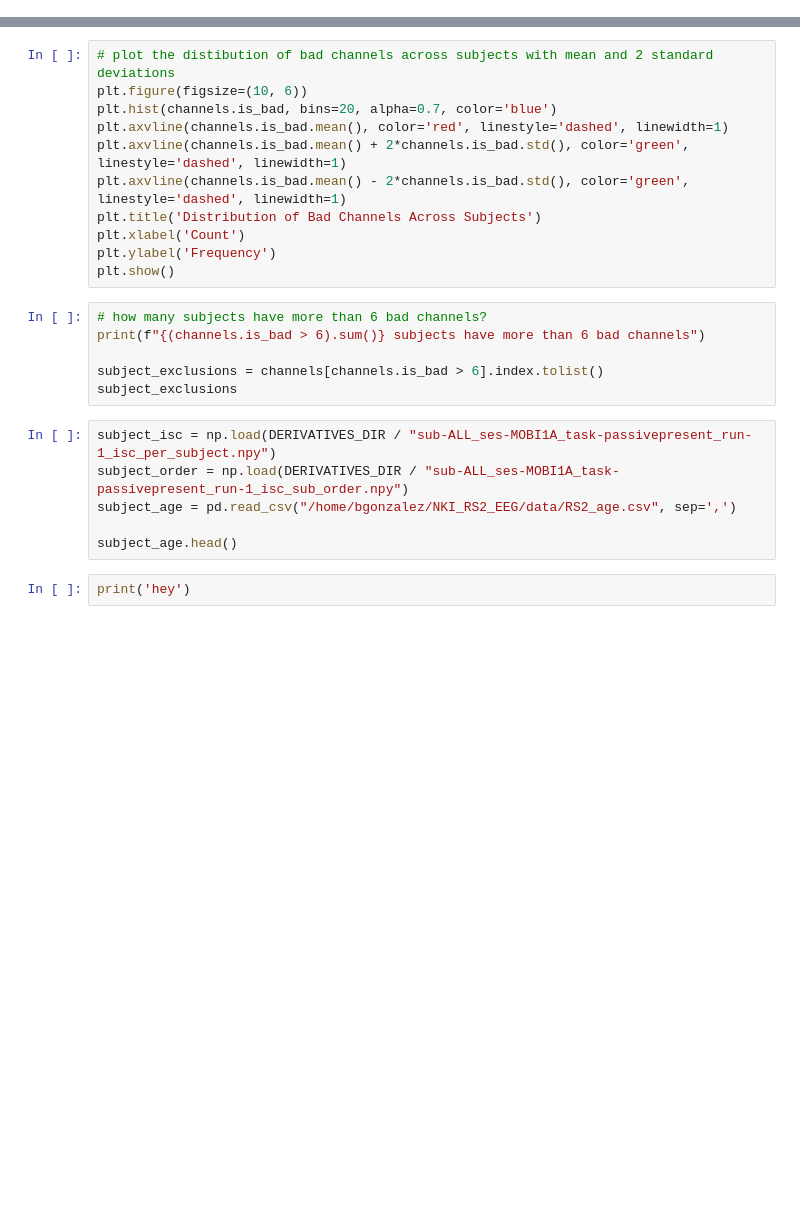
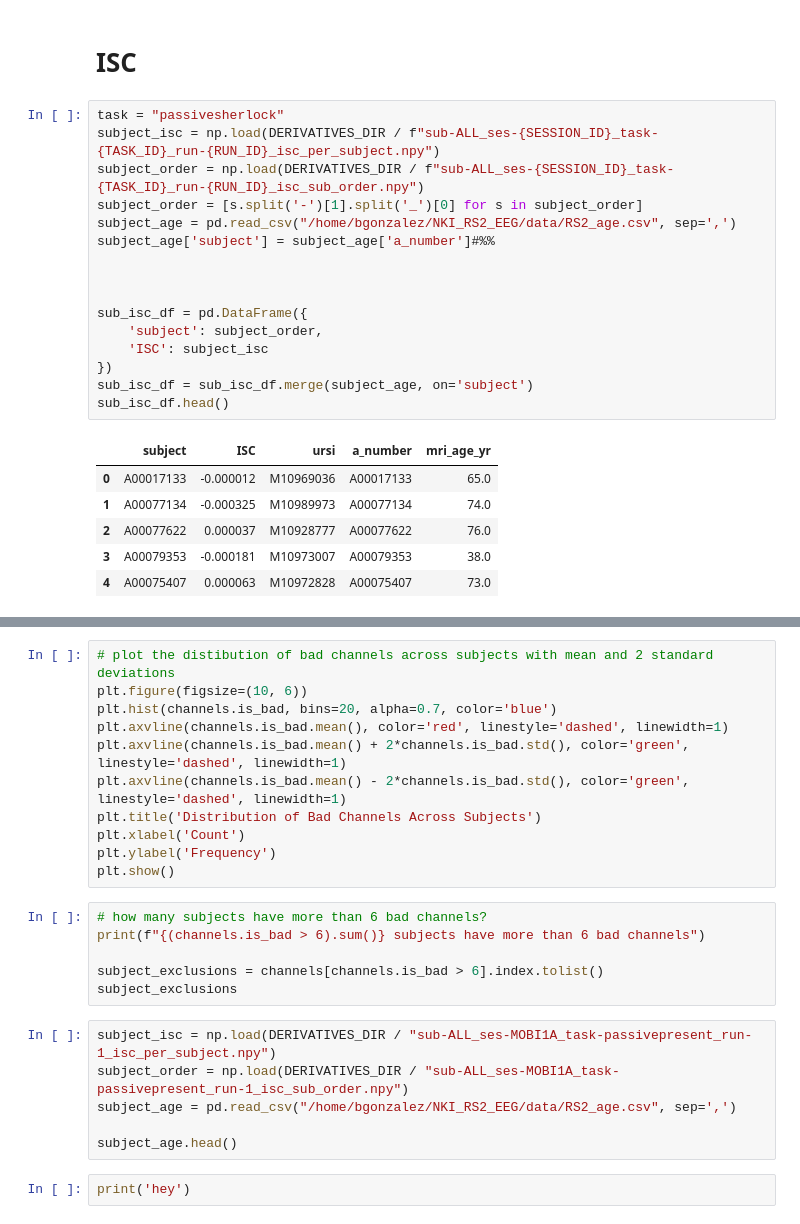
Before and after one commit to childmindresearch/NKI_RS2_EEG, a Jupyter notebook: src/nki_rs2_eeg/plotting.ipynb, the cells around one changed output, grey strips where cells are left out. Cells and saved outputs as stored; diff of their text form; blank space fills up the shorter version.

```diff
--- a/src/nki_rs2_eeg/plotting.ipynb
+++ b/src/nki_rs2_eeg/plotting.ipynb
@@ -57,0 +54,25 @@ plt.show()
+# %% [markdown]
+# ISC
+# %%
+task = "passivesherlock"
+subject_isc = np.load(DERIVATIVES_DIR / f"sub-ALL_ses-{SESSION_ID}_task-{TASK_ID}_run-{RUN_ID}_isc_per_subject.npy")
+subject_order = np.load(DERIVATIVES_DIR / f"sub-ALL_ses-{SESSION_ID}_task-{TASK_ID}_run-{RUN_ID}_isc_sub_order.npy")
+subject_order = [s.split('-')[1].split('_')[0] for s in subject_order]
+subject_age = pd.read_csv("/home/bgonzalez/NKI_RS2_EEG/data/RS2_age.csv", sep=',')
+subject_age['subject'] = subject_age['a_number']#%%
+
+
+
+sub_isc_df = pd.DataFrame({
+    'subject': subject_order,
+    'ISC': subject_isc
+})
+sub_isc_df = sub_isc_df.merge(subject_age, on='subject')
+sub_isc_df.head()
+# %% [output]
+|  | subject | ISC | ursi | a_number | mri_age_yr |
+| 0 | A00017133 | -0.000012 | M10969036 | A00017133 | 65.0 |
+| 1 | A00077134 | -0.000325 | M10989973 | A00077134 | 74.0 |
+| 2 | A00077622 | 0.000037 | M10928777 | A00077622 | 76.0 |
+| 3 | A00079353 | -0.000181 | M10973007 | A00079353 | 38.0 |
+| 4 | A00075407 | 0.000063 | M10972828 | A00075407 | 73.0 |
```
Also changed, not shown: parts of 7 cells of this notebook, 2 other files.
